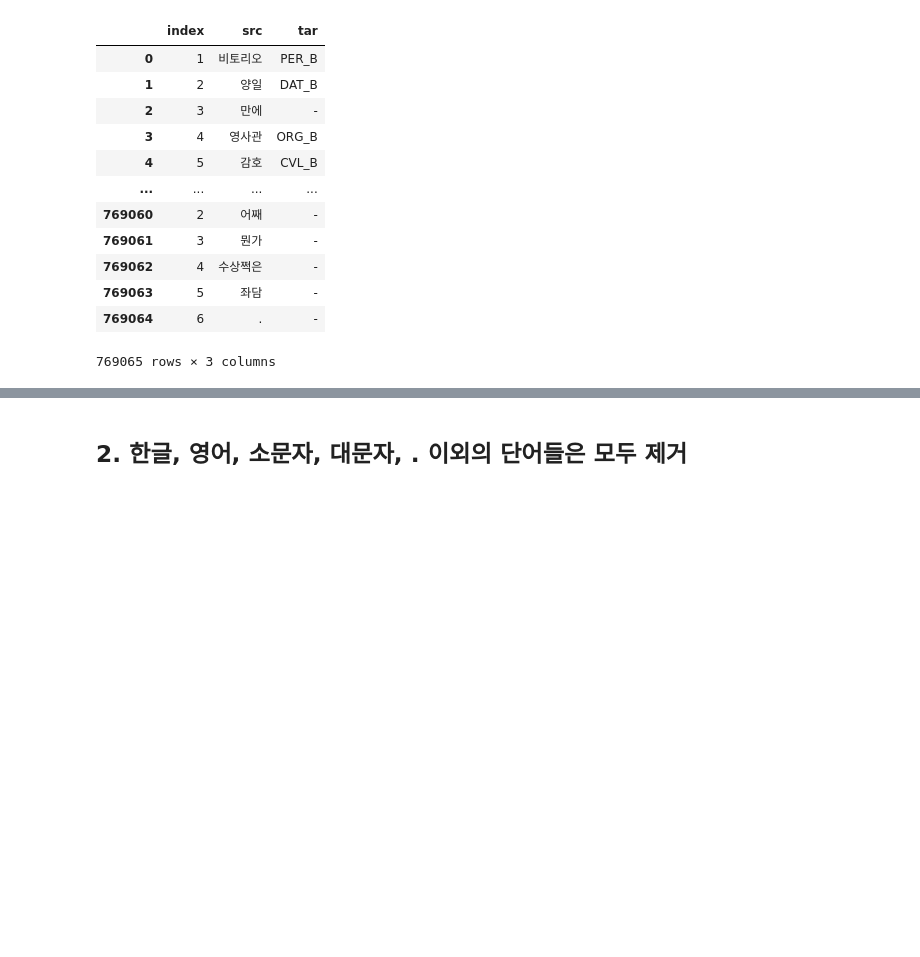
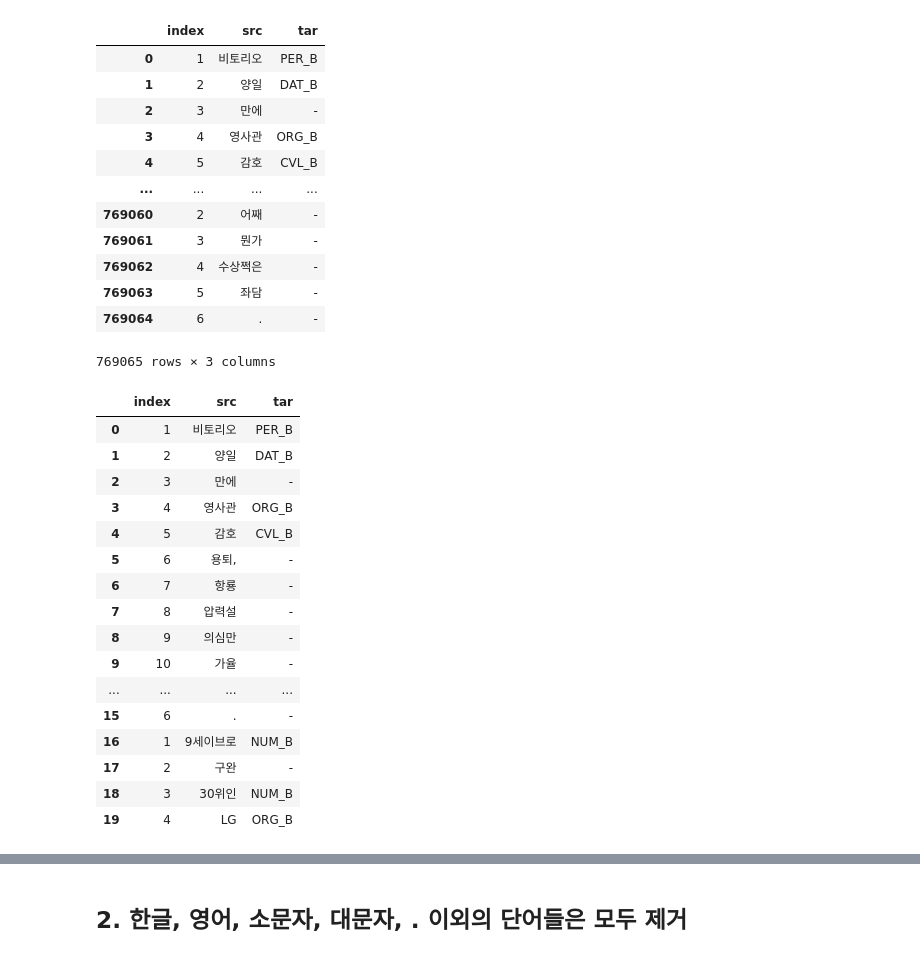
Before and after one commit to Felix-Silas/NLP_Study, a Jupyter notebook: BERT_모델_활용한_한국어_개체명_인식.ipynb, the cells around one changed output, grey strips where cells are left out. Cells and saved outputs as stored; diff of their text form; code cells hidden in the pictures; blank space fills up the shorter version.

```diff
--- a/BERT_모델_활용한_한국어_개체명_인식.ipynb
+++ b/BERT_모델_활용한_한국어_개체명_인식.ipynb
@@ -90,3 +90,23 @@ train
 | 769063 | 5 | 좌담 | - |
 | 769064 | 6 | . | - |
 769065 rows × 3 columns
+# %%
+train.head(20)
+# %% [output]
+|  | index | src | tar |
+| 0 | 1 | 비토리오 | PER_B |
+| 1 | 2 | 양일 | DAT_B |
+| 2 | 3 | 만에 | - |
+| 3 | 4 | 영사관 | ORG_B |
+| 4 | 5 | 감호 | CVL_B |
+| 5 | 6 | 용퇴, | - |
+| 6 | 7 | 항룡 | - |
+| 7 | 8 | 압력설 | - |
+| 8 | 9 | 의심만 | - |
+| 9 | 10 | 가율 | - |
+| ... | ... | ... | ... |
+| 15 | 6 | . | - |
+| 16 | 1 | 9세이브로 | NUM_B |
+| 17 | 2 | 구완 | - |
+| 18 | 3 | 30위인 | NUM_B |
+| 19 | 4 | LG | ORG_B |
```
Also changed, not shown: parts of 12 cells of this notebook.
